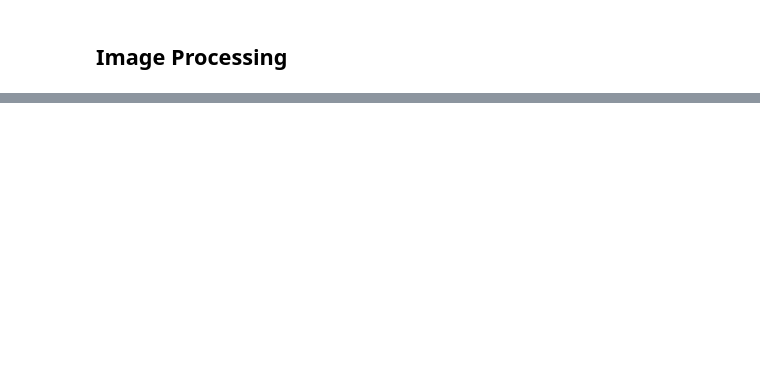
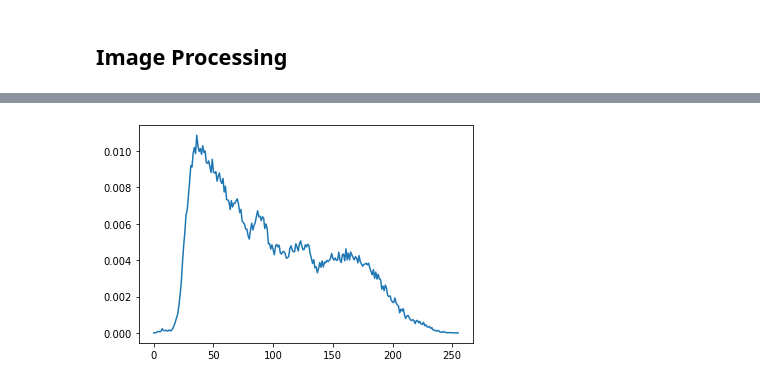
Before and after one commit to neduchal/USVP, a Jupyter notebook: cviceni/cv01.ipynb, the cells around one changed output, grey strips where cells are left out. Cells and saved outputs as stored; diff of their text form; code cells hidden in the pictures; blank space fills up the shorter version.

```diff
--- a/cviceni/cv01.ipynb
+++ b/cviceni/cv01.ipynb
@@ -41,0 +105,5 @@ from skimage.io import imread
+# %%
+plt.plot(h/(img.shape[0]*img.shape[1]))
+plt.show()
+# %% [output]
+[figure, added]
```
Also changed, not shown: parts of 8 cells of this notebook.
